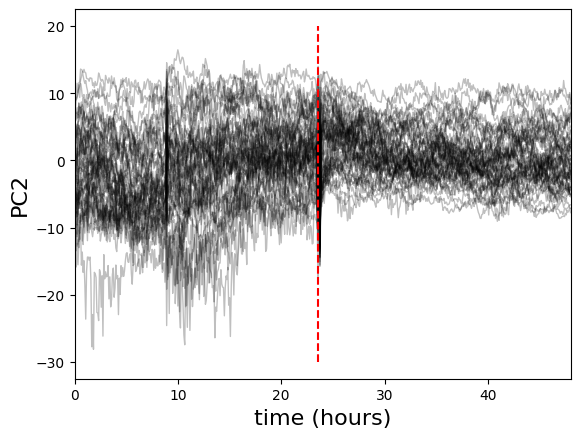
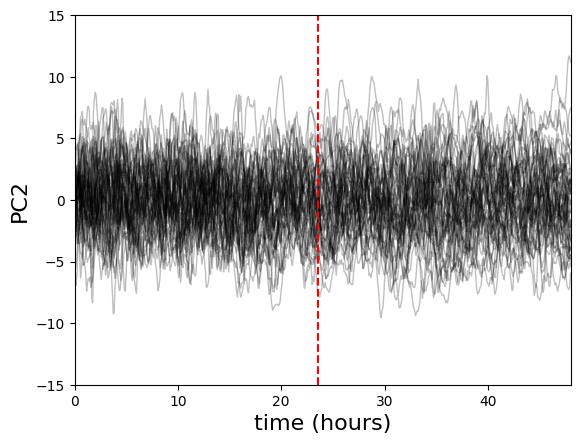
The notebook cell's code change between the first figure and the second:
--- before
+++ after
@@ -5,6 +5,7 @@
     plt.plot(5*np.arange(num_t)/60,X_t[i,:,m-1],'k-',alpha=0.25,linewidth=1)
 plt.xlim([0,(num_t)*5//60])
-plt.vlines(5*t_change/60,-30,20,color='r',linestyles='dashed')
-#plt.vlines(530/60,-20,25,color='b',linestyles='dashed')
+plt.ylim([-15,15])
+plt.vlines(5*t_change/60,-15,15,color='r',linestyles='dashed')
+#plt.vlines(530/60,-15,15,color='b',linestyles='dashed')
 plt.xlabel("time (hours)", fontsize=16)
 plt.ylabel("PC"+str(m), fontsize=16)

Commit: Validation on 2D Langevin regression method underway